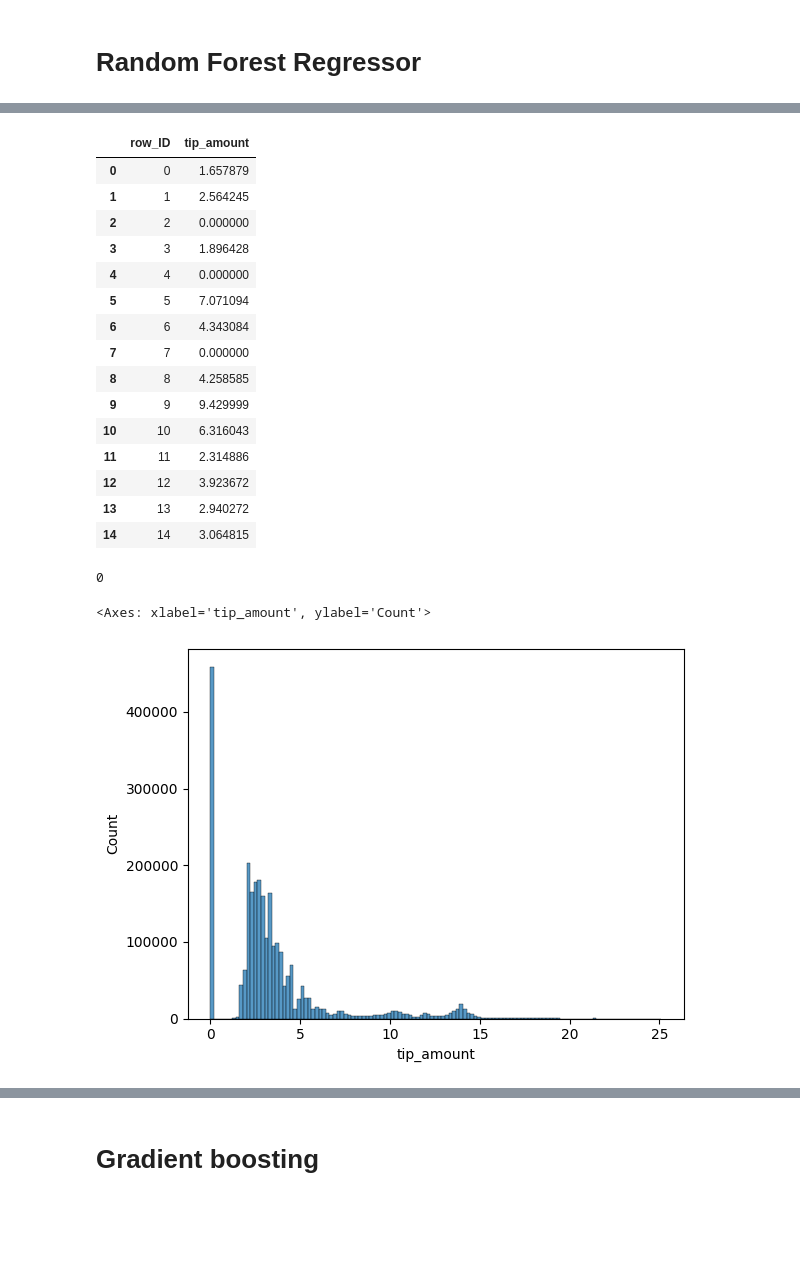
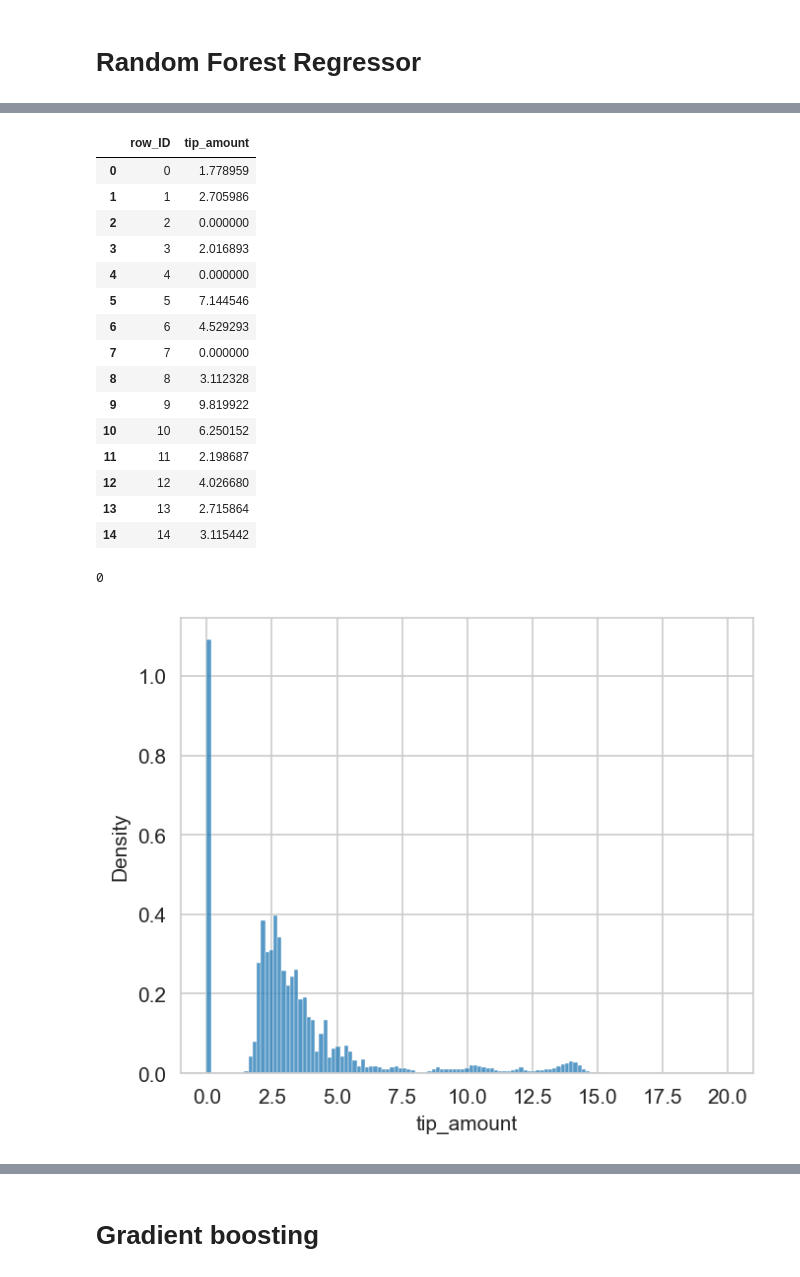
Before and after one commit to raphbrd/M2-data-challenge, a Jupyter notebook: REG_02_models_taxi_data.ipynb, the cells around one changed output, grey strips where cells are left out. Cells and saved outputs as stored; diff of their text form; code cells hidden in the pictures; blank space fills up the shorter version.

```diff
--- a/REG_02_models_taxi_data.ipynb
+++ b/REG_02_models_taxi_data.ipynb
@@ -103,6 +138,6 @@ X_train_normed.shape
 # %%
 # Modèle Ridge :
-model_ridge_CV = RidgeCV(alphas=np.linspace(15, 25, 100))
+model_ridge_CV = RidgeCV(alphas=np.linspace(1, 25, 100))
 model_ridge_CV.fit(X_train_normed, y_train)
 y_pred = model_ridge_CV.predict(X_test_normed)
 
@@ -242,0 +263,4 @@ predictions = rf_grid.predict(X_sub)
+# %%
+best_rf = RandomForestRegressor(max_depth=10, min_samples_leaf=50, min_samples_split=2, n_estimators=200)
+best_rf.fit(pd.concat([X_train_normed[["trip_distance","fare_amount", "RatecodeID_99.0", "payment_type_1", "tolls_amount"]], X_test_normed[["trip_distance","fare_amount", "RatecodeID_99.0", "payment_type_1", "tolls_amount"]]], axis=0), pd.concat([y_train, y_test], axis=0))
+importances = best_rf.feature_importances_
@@ -242,0 +271,13 @@ predictions = rf_grid.predict(X_sub)
+# %%
+std_err = np.std([tree.feature_importances_ for tree in best_rf.estimators_], axis=0) / len(best_rf.estimators_)
+
+sns.set_style("whitegrid")
+plt.figure(figsize=(6, 4), dpi=150)
+ax = plt.gca()
+forest_importances.plot.bar(yerr=std_err, ax=ax)
+ax.set_title("Feature importances using MDI")
+ax.set_ylabel("Mean decrease in impurity")
+# plt.xticks(rotation=90, ha='center', fontsize=8)
+plt.tight_layout()
+plt.gcf().savefig("figures/features_importance_rf.pdf", dpi=300)
+plt.show()
@@ -243,30 +286,32 @@ predictions = rf_grid.predict(X_sub)
 # %%
+predictions = best_rf.predict(X_sub[["trip_distance","fare_amount", "RatecodeID_99.0", "payment_type_1", "tolls_amount"]])
 df_pred = pd.DataFrame(predictions, columns=["tip_amount"]).reset_index().rename(columns={"index": "row_ID"})
 display(df_pred.head(15))
-print(sum(df_pred["tip_amount"]<0))
+print(sum(df_pred["tip_amount"] < 0))
 df_pred.loc[df_pred.tip_amount < 0, "tip_amount"] = 0
 #df_pred.to_parquet("submission/nyc-taxis-tips/regression_sub_1bis.parquet", index=False)
-df_pred.to_parquet("submission/nyc-taxis-tips/RF_sub_1bis.parquet", index=False)
+df_pred.to_parquet("submission/nyc-taxis-tips/RF_sub_4_truncated.parquet", index=False)
 # %% [output]
 |  | row_ID | tip_amount |
-| 0 | 0 | 1.657879 |
-| 1 | 1 | 2.564245 |
+| 0 | 0 | 1.778959 |
+| 1 | 1 | 2.705986 |
 | 2 | 2 | 0.000000 |
-| 3 | 3 | 1.896428 |
+| 3 | 3 | 2.016893 |
 | 4 | 4 | 0.000000 |
-| 5 | 5 | 7.071094 |
-| 6 | 6 | 4.343084 |
+| 5 | 5 | 7.144546 |
+| 6 | 6 | 4.529293 |
 | 7 | 7 | 0.000000 |
-| 8 | 8 | 4.258585 |
-| 9 | 9 | 9.429999 |
-| 10 | 10 | 6.316043 |
-| 11 | 11 | 2.314886 |
-| 12 | 12 | 3.923672 |
-| 13 | 13 | 2.940272 |
-| 14 | 14 | 3.064815 |
+| 8 | 8 | 3.112328 |
+| 9 | 9 | 9.819922 |
+| 10 | 10 | 6.250152 |
+| 11 | 11 | 2.198687 |
+| 12 | 12 | 4.026680 |
+| 13 | 13 | 2.715864 |
+| 14 | 14 | 3.115442 |
 0
 # %%
-sns.histplot(df_pred, x="tip_amount", bins=125)
+plt.figure(figsize=(5, 4), dpi=150)
+sns.histplot(df_pred, x="tip_amount", bins=125, stat="density")
+plt.gcf().savefig("figures/rf_predictions.pdf", dpi=300)
 # %% [output]
-<Axes: xlabel='tip_amount', ylabel='Count'>
-[figure, old version]
+[figure, new version]
```
Also changed, not shown: parts of 30 cells of this notebook, 15 other files.
